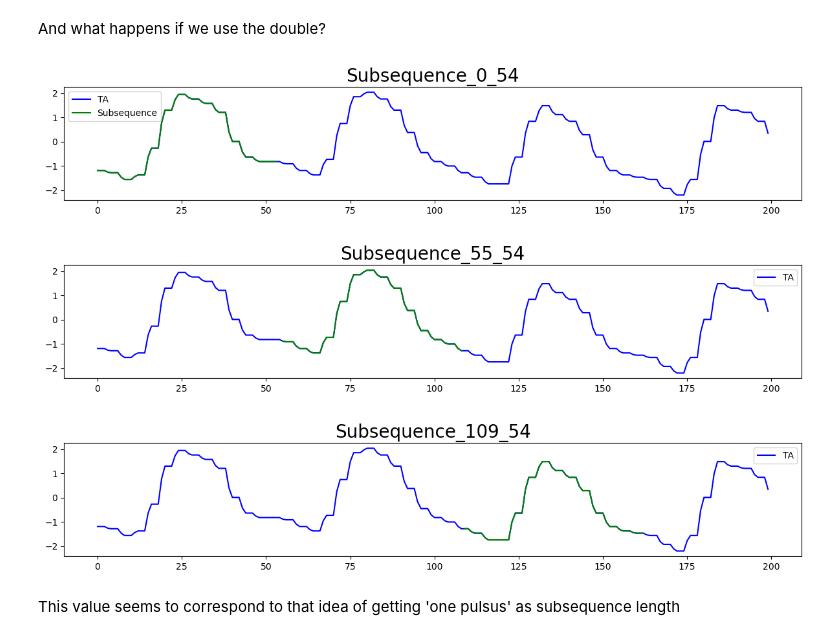
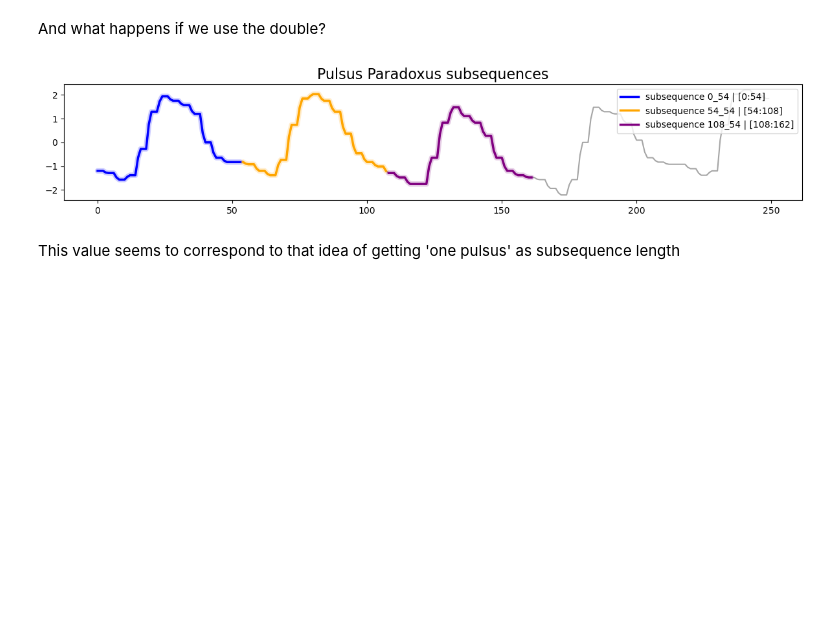
Before and after one commit to vrodriguezf/deepvats, a Jupyter notebook: nbs_pipeline/_MPlot_PulsusParadoxus.ipynb, the cells around one changed output. Saved outputs shown, nothing was run; the diff lists cells and outputs as text; code cells hidden in the pictures; blank space fills up the shorter version.

```diff
--- a/nbs_pipeline/_MPlot_PulsusParadoxus.ipynb
+++ b/nbs_pipeline/_MPlot_PulsusParadoxus.ipynb
@@ -423,36 +423,19 @@ And what happens if we use the double?
 # %%
 m = pulsus_mp.dominant_lens[0]*2
 mplots.plot_subsequence(
-    TA = ts[:200],
-    sequence_i = 0,
+    TA = ts[:250],
+    sequence_i = [0,m,2*m],
+    color = ["blue","orange","purple"],
+    resalt = [True, True, True],
     subsequence_len = m,
     dots = False,
     sequence_flag = False,
     save_plot = True,
-    plot_path = "./images"
+    plot_path = "./images",
+    TA_name   = "Pulsus Paradoxus"
 )
-mplots.plot_subsequence(
-    TA = ts[:200],
-    sequence_i = m+1,
-    subsequence_len = m,
-    dots = False,
-    sequence_flag = False,
-    save_plot = True,
-    plot_path = "./images"
-)
-mplots.plot_subsequence(
-    TA = ts[:200],
-    sequence_i = 2*m+1,
-    subsequence_len = m,
-    dots = False,
-    sequence_flag = False,
-    save_plot = True,
-    plot_path = "./images"
-)
 # %% [output]
-[figure, old version]
+[figure, new version]
-[figure, removed]
-[figure, removed]
 # %% [markdown]
 This value seems to correspond to that idea of getting 'one pulsus' as subsequence length
 # %% [markdown]
```
Also changed, not shown: parts of 40 cells of this notebook, 4 other files.
